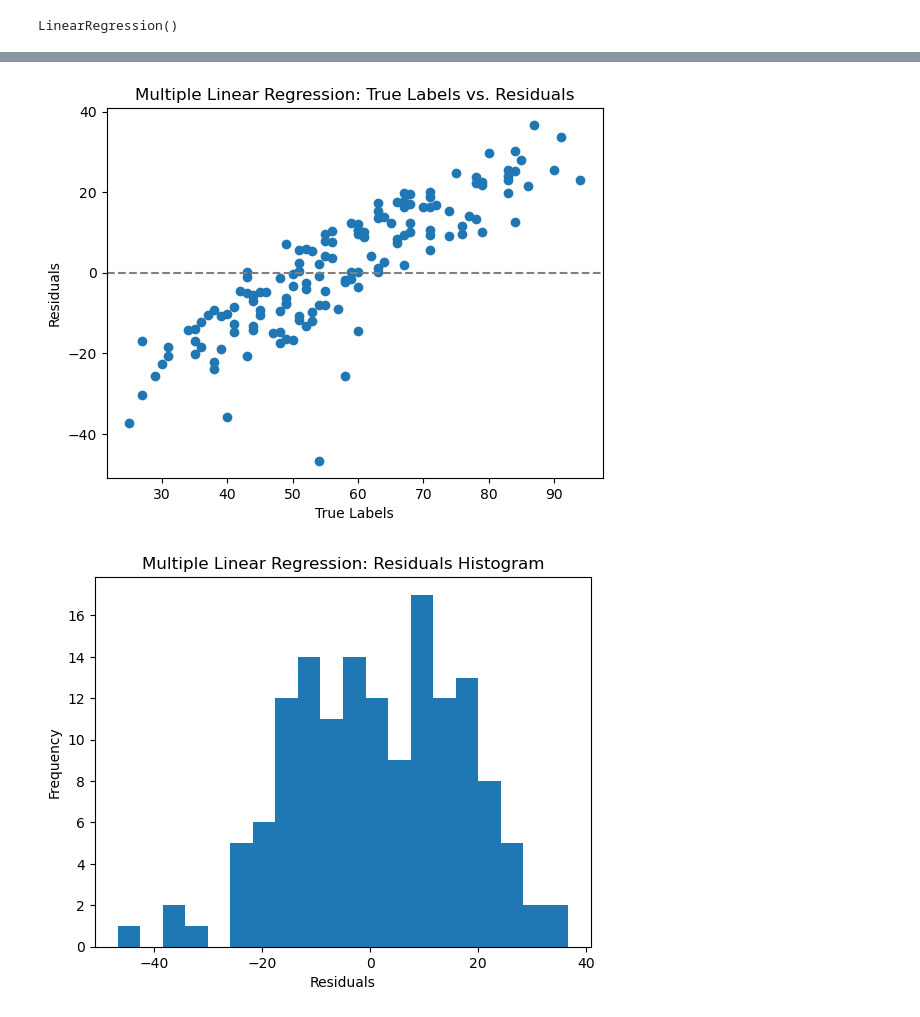
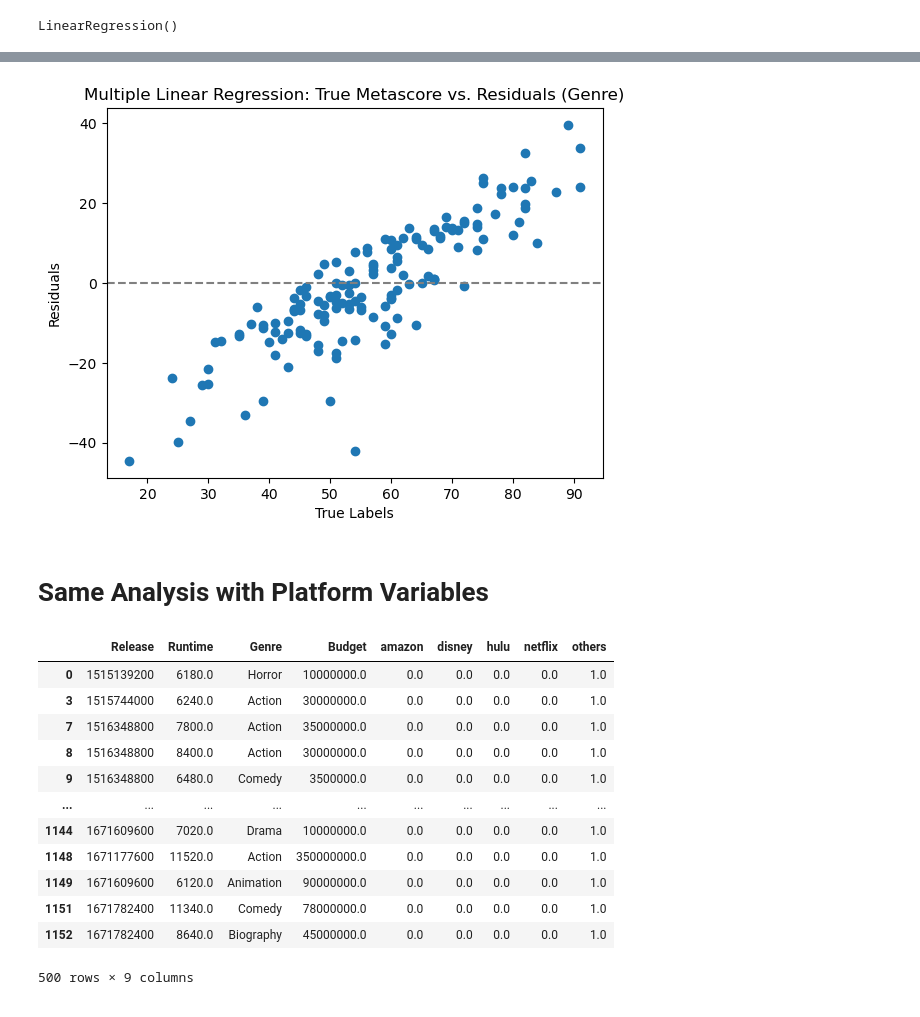
Before and after one commit to csamaro/project_01_group_11_movies, a Jupyter notebook: output_data/MLR_movies.ipynb, the cells around one changed output, grey strips where cells are left out. Cells and saved outputs as stored; diff of their text form; code cells hidden in the pictures.

```diff
--- a/output_data/MLR_movies.ipynb
+++ b/output_data/MLR_movies.ipynb
@@ -207,0 +112,10 @@ no_nan_features=no_nan_features.drop(columns='Genre')
+# %%
+colum_names_1=[i[0] for i in df_genre.columns]#Because names are tuples from encoder object
+# column_names_2=[i[0] for i in df_platform.columns]
+df_genre.columns=colum_names_1
+# df_platform.columns=column_names_2
+
+
+no_nan_features=features.dropna(how='any')
+no_nan_features_genre=no_nan_features.drop(columns='Genre')
+no_nan_features=pd.concat([no_nan_features_genre, df_genre], join='inner', axis=1)
@@ -210,2 +154,6 @@ labels=data['Metascore']
 # %%
 first_set=pd.concat([no_nan_features, labels], join='inner', axis=1)
+first_set=first_set.drop(columns='Platform')
+first_set=first_set.dropna()
+
+first_set
@@ -212,2 +173,0 @@ first_set=pd.concat([no_nan_features, labels], join='inner', axis=1)
-# %%
-first_set=first_set.drop(columns=('Genre',))
@@ -216,5 +180,5 @@ first_set=first_set.dropna()
 # %%
-X_train, X_test, y_train, y_test=train_test_split(first_set.loc[:,:'Thriller',], first_set['Metascore'], train_size=.70)
+X_train, X_test, y_train, y_test=train_test_split(first_set.iloc[:,:19], first_set.iloc[:,19], train_size=.70)
 # %%
 X_train
 # %% [output]
@@ -285,17 +247,11 @@ residuals = y_test - predictions
 # %%
 plt.scatter(y_test, residuals)
 plt.xlabel("True Labels")
 plt.ylabel("Residuals")
 plt.axhline(y=0, color='gray', linestyle='dashed')
-plt.title("Multiple Linear Regression: True Labels vs. Residuals")
+plt.title("Multiple Linear Regression: True Metascore vs. Residuals (Genre)")
 plt.show()
-
-
-plt.hist(residuals, bins=20)
-plt.xlabel("Residuals")
-plt.ylabel("Frequency")
-plt.title("Multiple Linear Regression: Residuals Histogram")
-plt.show()
 # %% [output]
-[figure, old version]
+[figure, new version]
-[figure, removed]
+# %% [markdown]
+# Same Analysis with Platform Variables
@@ -301,0 +268,16 @@ plt.show()
+# %%
+no_nan_features
+# %% [output]
+|  | Release | Runtime | Genre | Budget | amazon | disney | hulu | netflix | others |
+| 0 | 1515139200 | 6180.0 | Horror | 10000000.0 | 0.0 | 0.0 | 0.0 | 0.0 | 1.0 |
+| 3 | 1515744000 | 6240.0 | Action | 30000000.0 | 0.0 | 0.0 | 0.0 | 0.0 | 1.0 |
+| 7 | 1516348800 | 7800.0 | Action | 35000000.0 | 0.0 | 0.0 | 0.0 | 0.0 | 1.0 |
+| 8 | 1516348800 | 8400.0 | Action | 30000000.0 | 0.0 | 0.0 | 0.0 | 0.0 | 1.0 |
+| 9 | 1516348800 | 6480.0 | Comedy | 3500000.0 | 0.0 | 0.0 | 0.0 | 0.0 | 1.0 |
+| ... | ... | ... | ... | ... | ... | ... | ... | ... | ... |
+| 1144 | 1671609600 | 7020.0 | Drama | 10000000.0 | 0.0 | 0.0 | 0.0 | 0.0 | 1.0 |
+| 1148 | 1671177600 | 11520.0 | Action | 350000000.0 | 0.0 | 0.0 | 0.0 | 0.0 | 1.0 |
+| 1149 | 1671609600 | 6120.0 | Animation | 90000000.0 | 0.0 | 0.0 | 0.0 | 0.0 | 1.0 |
+| 1151 | 1671782400 | 11340.0 | Comedy | 78000000.0 | 0.0 | 0.0 | 0.0 | 0.0 | 1.0 |
+| 1152 | 1671782400 | 8640.0 | Biography | 45000000.0 | 0.0 | 0.0 | 0.0 | 0.0 | 1.0 |
+500 rows × 9 columns
```
Also changed, not shown: parts of 76 cells of this notebook.
